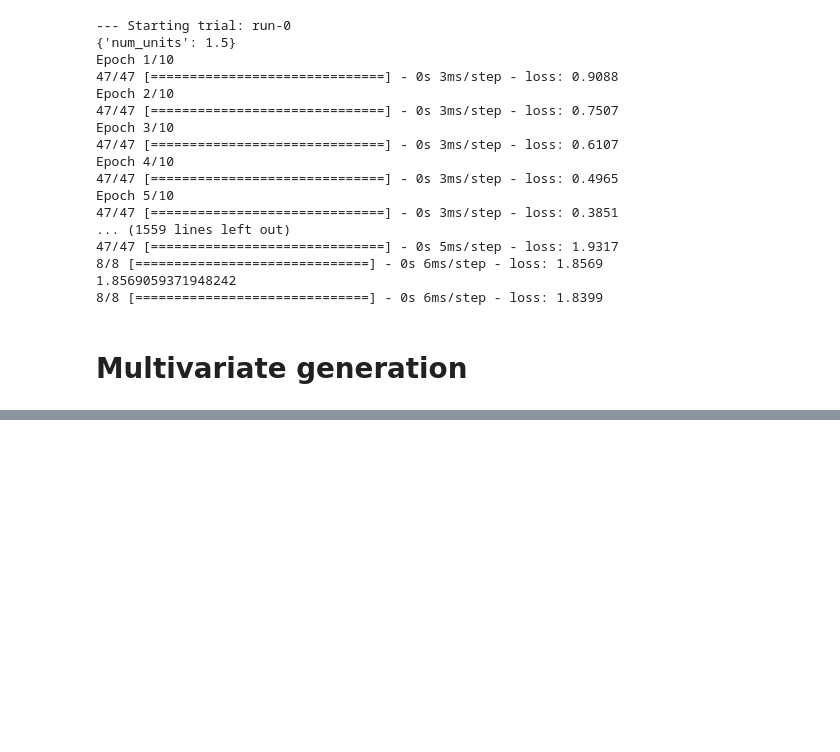
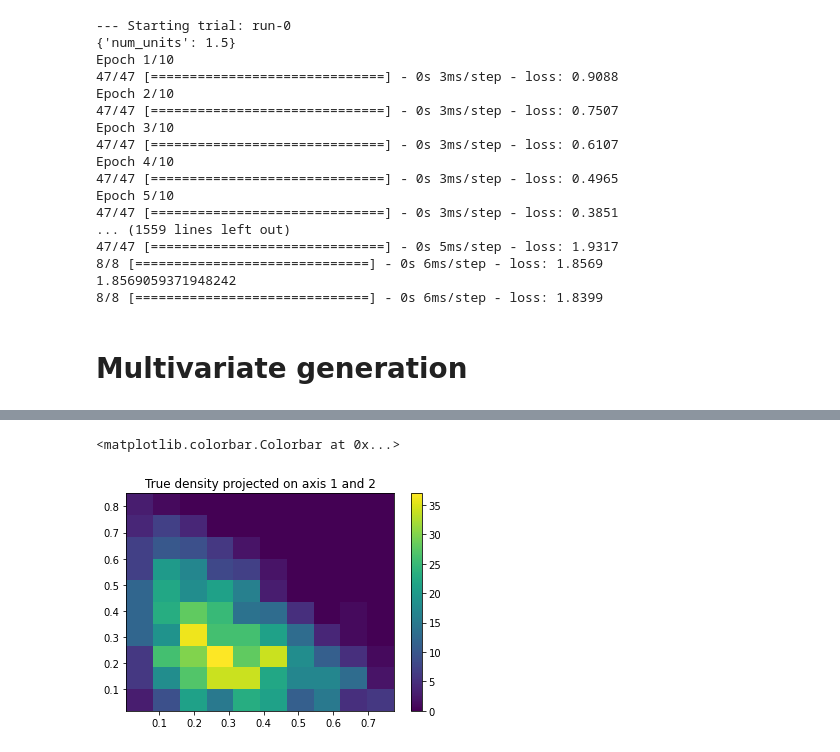
Before and after one commit to Nicolasecl16/These, a Jupyter notebook: Extreme_VAE/Tf Invgamma VAE.ipynb, the cells around one changed output, grey strips where cells are left out. Cells and saved outputs as stored; diff of their text form; code cells hidden in the pictures; blank space fills up the shorter version.

```diff
--- a/Extreme_VAE/Tf Invgamma VAE.ipynb
+++ b/Extreme_VAE/Tf Invgamma VAE.ipynb
@@ -1027,0 +1171,13 @@ Same data generation process as Experiment 1.
+# %%
+#Projection of the distribution on two axis
+ax1 = 0
+ax2 = 1
+Y_1 = angles[:,ax1]
+Y_2 = angles[:,ax2]
+plt.figure()
+plt.title(f'True density projected on axis {ax1 + 1} and {ax2 + 1}')
+h =plt.hist2d(Y_1, Y_2)
+plt.colorbar(h[3])
+# %% [output]
+<matplotlib.colorbar.Colorbar at 0x...>
+[figure, added]
```
Also changed, not shown: parts of 21 cells of this notebook.
